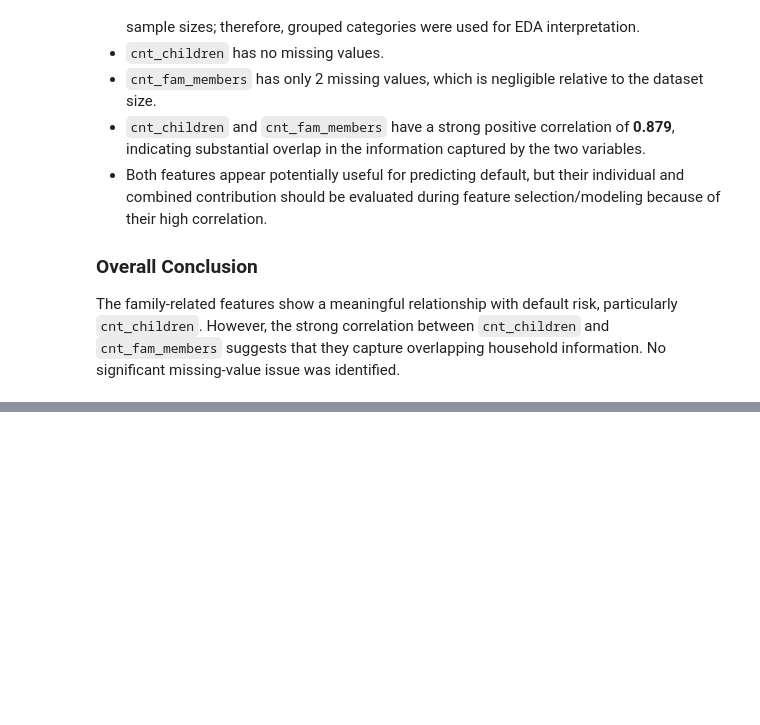
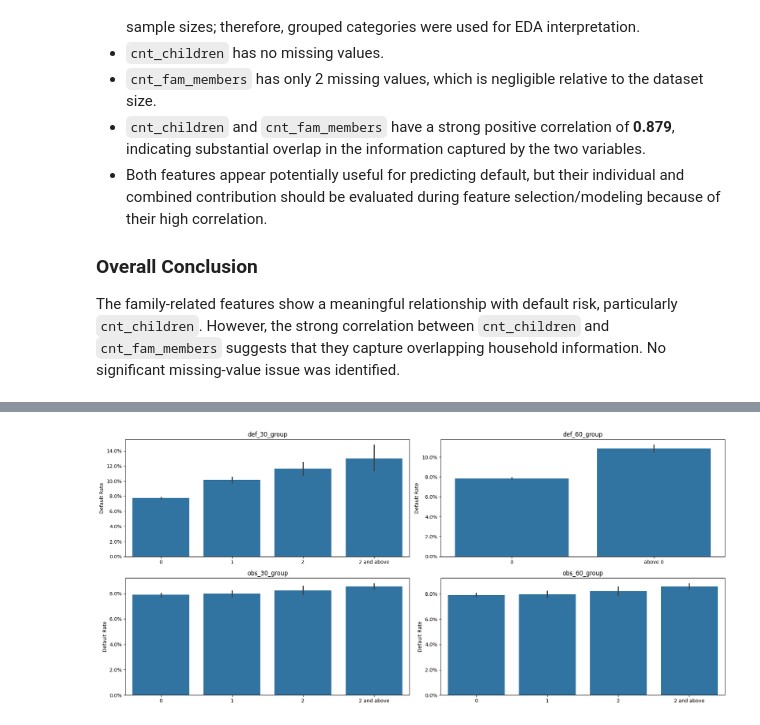
Before and after one commit to Roxy099/data_science_project, a Jupyter notebook: notebooks/baseline_model.ipynb, the cells around one changed output, grey strips where cells are left out. Cells and saved outputs as stored; diff of their text form; code cells hidden in the pictures; blank space fills up the shorter version.

```diff
--- a/notebooks/baseline_model.ipynb
+++ b/notebooks/baseline_model.ipynb
@@ -2826,0 +3178,25 @@ The family-related features show a meaningful relationship with default risk, pa
+# %%
+social_group=['def_30_group','def_60_group','obs_30_group','obs_60_group']
+fig, axes = plt.subplots(2, 2, figsize=(18, 8))
+
+axes = axes.flatten()
+
+for ax, col in zip(axes, social_group):
+
+    sns.barplot(
+        data=application_df,
+        x=col,
+        y='target',
+        estimator='mean',
+        ax=ax
+    )
+
+    ax.set_title(col)
+    ax.set_xlabel('')
+    ax.set_ylabel('Default Rate')
+    ax.yaxis.set_major_formatter(PercentFormatter(1))
+
+plt.tight_layout()
+plt.show()
+# %% [output]
+[figure, added]
```
Also changed, not shown: parts of 46 cells of this notebook, 1 other file.
